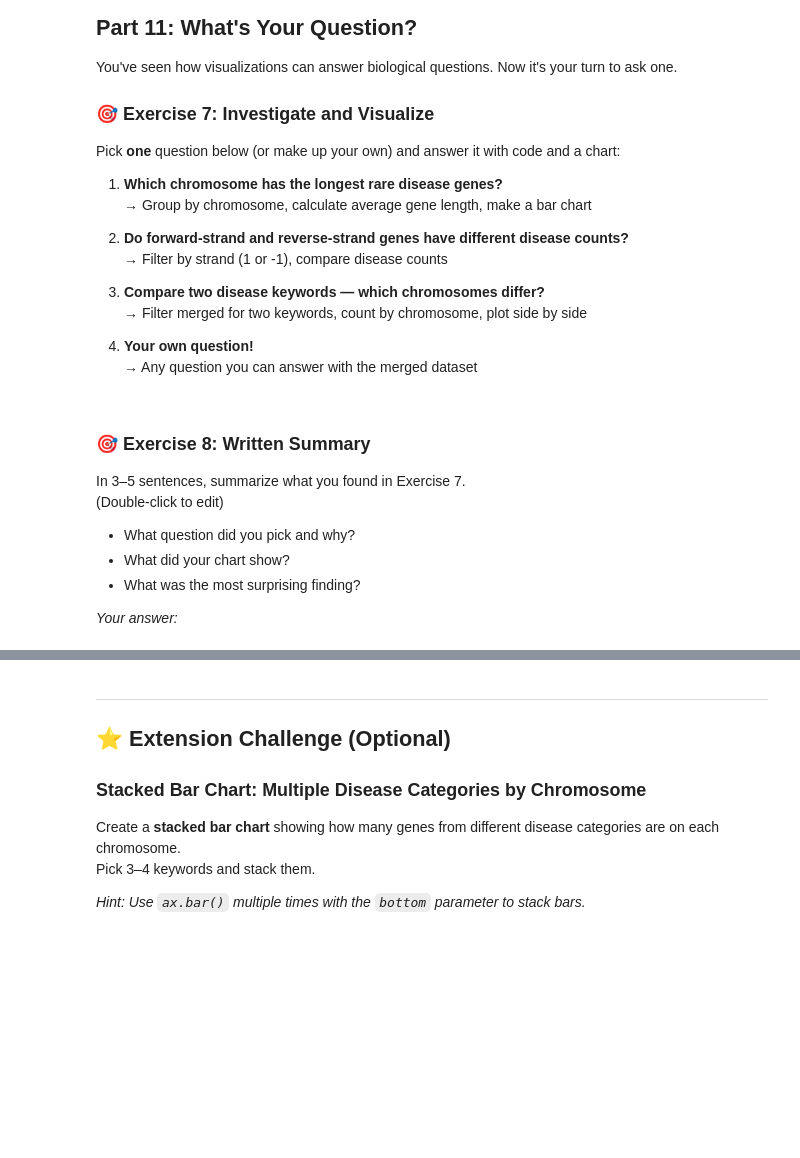
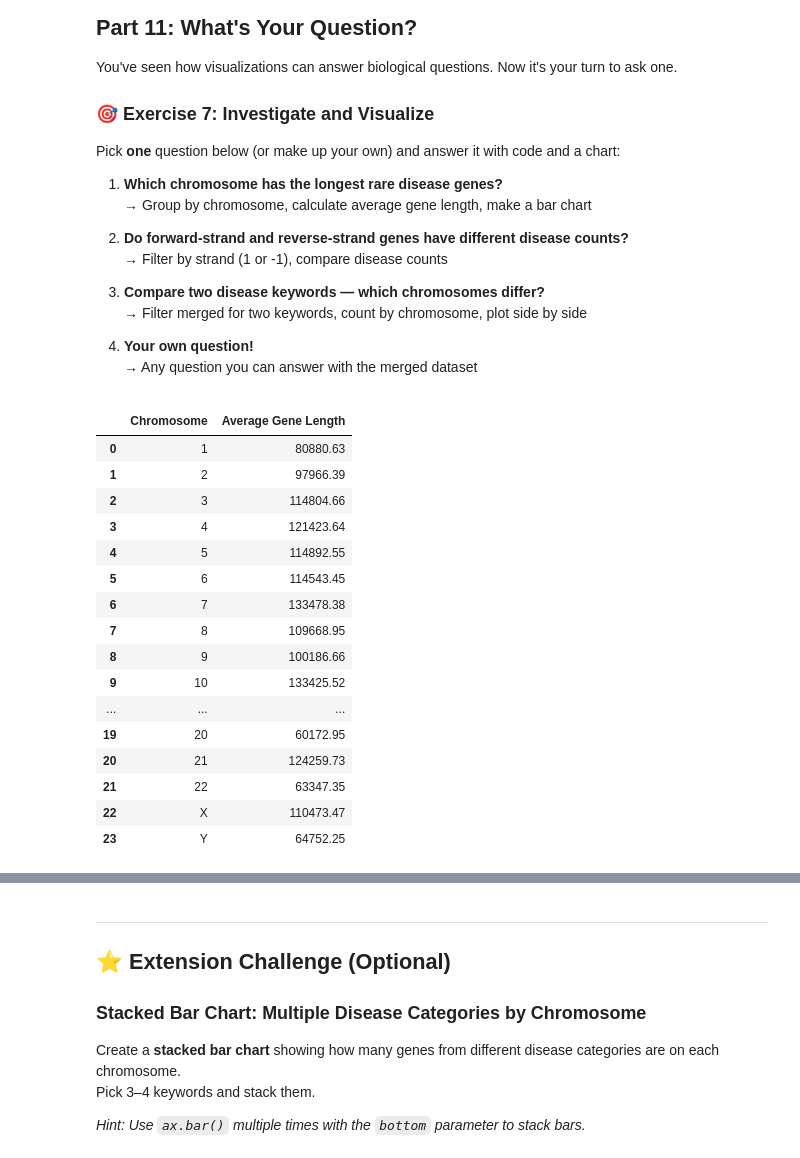
Before and after one commit to adi-chandrasekaran/rare-disease-genes, a Jupyter notebook: notebooks/Rare_Disease_Genes_HW3.ipynb, the cells around one changed output, grey strips where cells are left out. Saved outputs shown, nothing was run; the diff lists cells and outputs as text; code cells hidden in the pictures; blank space fills up the shorter version.

```diff
--- a/notebooks/Rare_Disease_Genes_HW3.ipynb
+++ b/notebooks/Rare_Disease_Genes_HW3.ipynb
@@ -1174,11 +1320,38 @@ Pick **one** question below (or make up your own) and answer it with code and a
-# %% [markdown]
-### 🎯 Exercise 8: Written Summary
-
-In 3–5 sentences, summarize what you found in Exercise 7.
-(Double-click to edit)
-
-- What question did you pick and why?
-- What did your chart show?
-- What was the most surprising finding?
-
-*Your answer:*
+# %%
+# YOUR CODE HERE — Step 1: Prepare your data
+
+# Step 1: Group by chromosome and calculate average gene length
+avg_length = (
+    unique_disease_genes
+    .groupby("chromosome")["length"]
+    .mean()
+    .reindex(chrom_order)
+)
+
+# Step 2: Convert to table format
+avg_length_df = avg_length.reset_index()
+avg_length_df.columns = ["Chromosome", "Average Gene Length"]
+
+# Optional: round values for cleaner display
+avg_length_df["Average Gene Length"] = avg_length_df["Average Gene Length"].round(2)
+
+# Step 3: Display table
+avg_length_df
+# %% [output]
+|  | Chromosome | Average Gene Length |
+| 0 | 1 | 80880.63 |
+| 1 | 2 | 97966.39 |
+| 2 | 3 | 114804.66 |
+| 3 | 4 | 121423.64 |
+| 4 | 5 | 114892.55 |
+| 5 | 6 | 114543.45 |
+| 6 | 7 | 133478.38 |
+| 7 | 8 | 109668.95 |
+| 8 | 9 | 100186.66 |
+| 9 | 10 | 133425.52 |
+| ... | ... | ... |
+| 19 | 20 | 60172.95 |
+| 20 | 21 | 124259.73 |
+| 21 | 22 | 63347.35 |
+| 22 | X | 110473.47 |
+| 23 | Y | 64752.25 |
```
Also changed, not shown: parts of 28 cells of this notebook.
